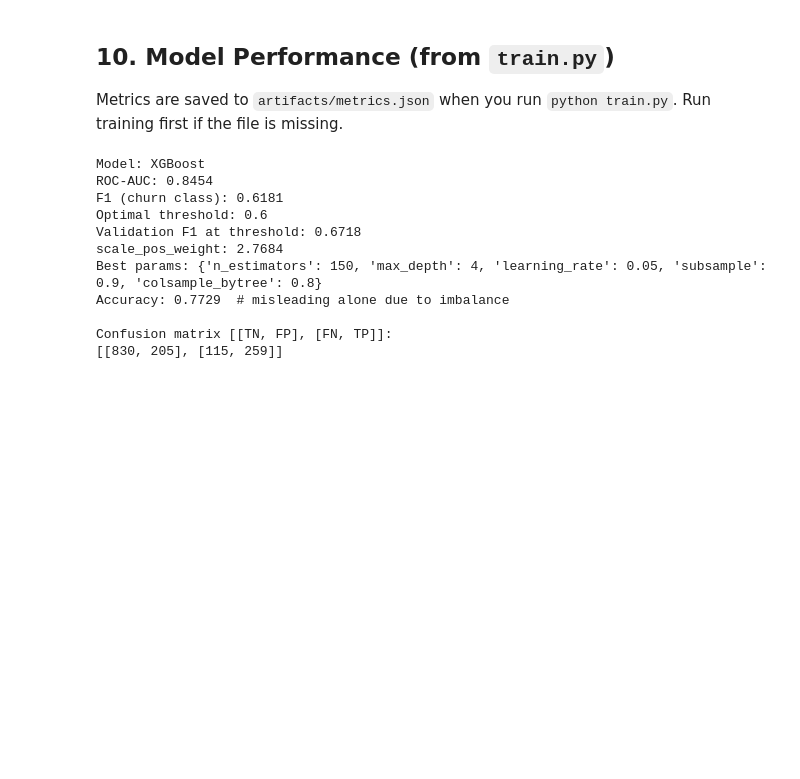
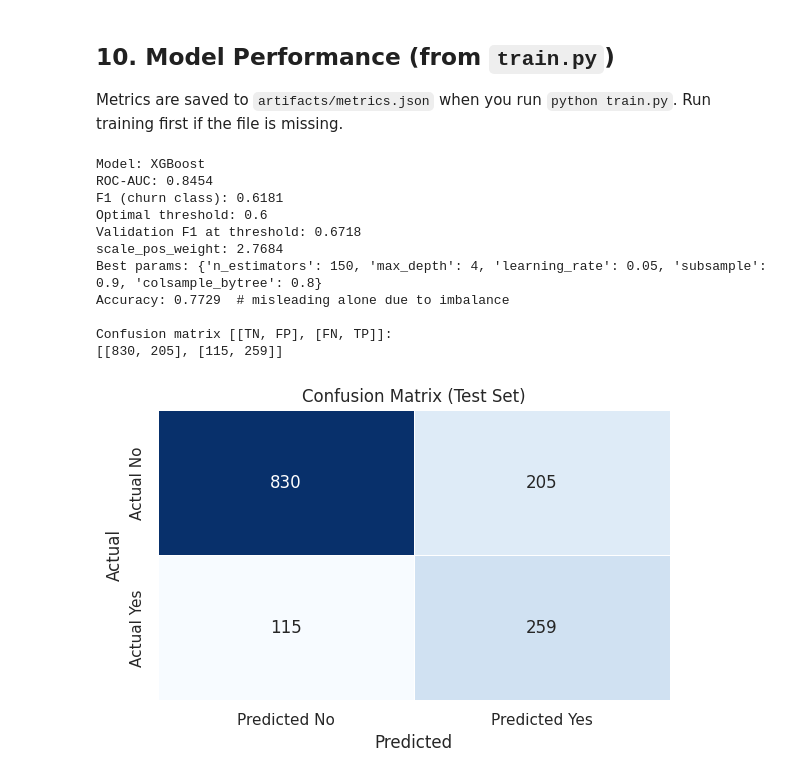
Before and after one commit to ShuneLaeLaeKhaing/Telco-Customer-Churn-Prediction, a Jupyter notebook: analysis.ipynb, the cells around one changed output. Cells and saved outputs as stored; diff of their text form; code cells hidden in the pictures; blank space fills up the shorter version.

Commit message:
Add confusion matrix heatmap and fix README formatting

```diff
--- a/analysis.ipynb
+++ b/analysis.ipynb
@@ -351,31 +351,55 @@ import json
 from pathlib import Path
 
 metrics_path = Path("artifacts/metrics.json")
 
 if not metrics_path.exists():
     print("No saved metrics yet. Run: python train.py")
 else:
     metrics = json.loads(metrics_path.read_text(encoding="utf-8"))
     print(f"Model: {metrics['model']}")
     print(f"ROC-AUC: {metrics['roc_auc']}")
     print(f"F1 (churn class): {metrics['f1_churn']}")
     print(f"Optimal threshold: {metrics.get('optimal_threshold', 'n/a')}")
     print(f"Validation F1 at threshold: {metrics.get('val_f1_at_threshold', 'n/a')}")
     print(f"scale_pos_weight: {metrics.get('scale_pos_weight', 'n/a')}")
     if "best_params" in metrics:
         print(f"Best params: {metrics['best_params']}")
     print(f"Accuracy: {metrics['accuracy']}  # misleading alone due to imbalance")
+
+    cm = np.array(metrics["confusion_matrix"])
     print("\nConfusion matrix [[TN, FP], [FN, TP]]:")
-    print(metrics["confusion_matrix"])
+    print(cm.tolist())
+
+    cm_df = pd.DataFrame(
+        cm,
+        index=["Actual No", "Actual Yes"],
+        columns=["Predicted No", "Predicted Yes"],
+    )
+    plt.figure(figsize=(6, 4))
+    sns.heatmap(
+        cm_df,
+        annot=True,
+        fmt="d",
+        cmap="Blues",
+        cbar=False,
+        linewidths=0.5,
+        linecolor="white",
+    )
+    plt.title("Confusion Matrix (Test Set)")
+    plt.ylabel("Actual")
+    plt.xlabel("Predicted")
+    plt.tight_layout()
+    plt.show()
 # %% [output]
 Model: XGBoost
 ROC-AUC: 0.8454
 F1 (churn class): 0.6181
 Optimal threshold: 0.6
 Validation F1 at threshold: 0.6718
 scale_pos_weight: 2.7684
 Best params: {'n_estimators': 150, 'max_depth': 4, 'learning_rate': 0.05, 'subsample': 0.9, 'colsample_bytree': 0.8}
 Accuracy: 0.7729  # misleading alone due to imbalance
 
 Confusion matrix [[TN, FP], [FN, TP]]:
 [[830, 205], [115, 259]]
+[figure, added]
```
Also changed, not shown: 1 other file.
